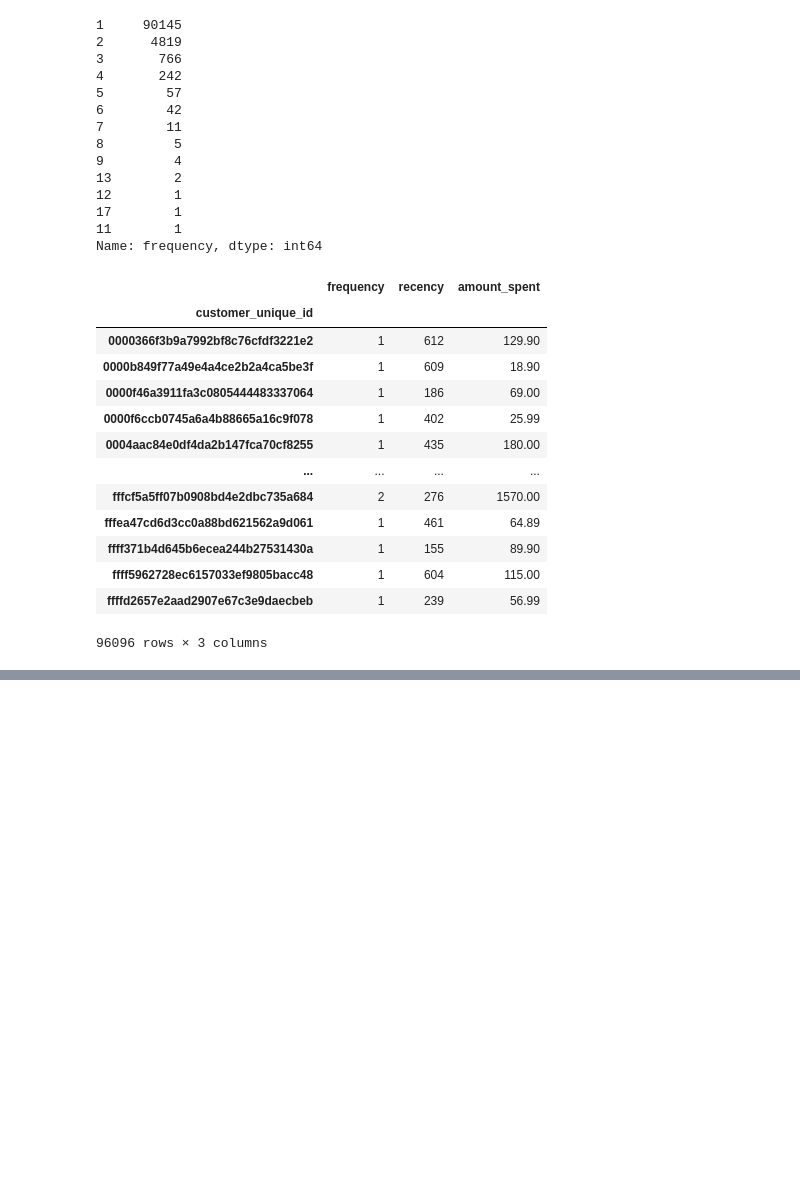
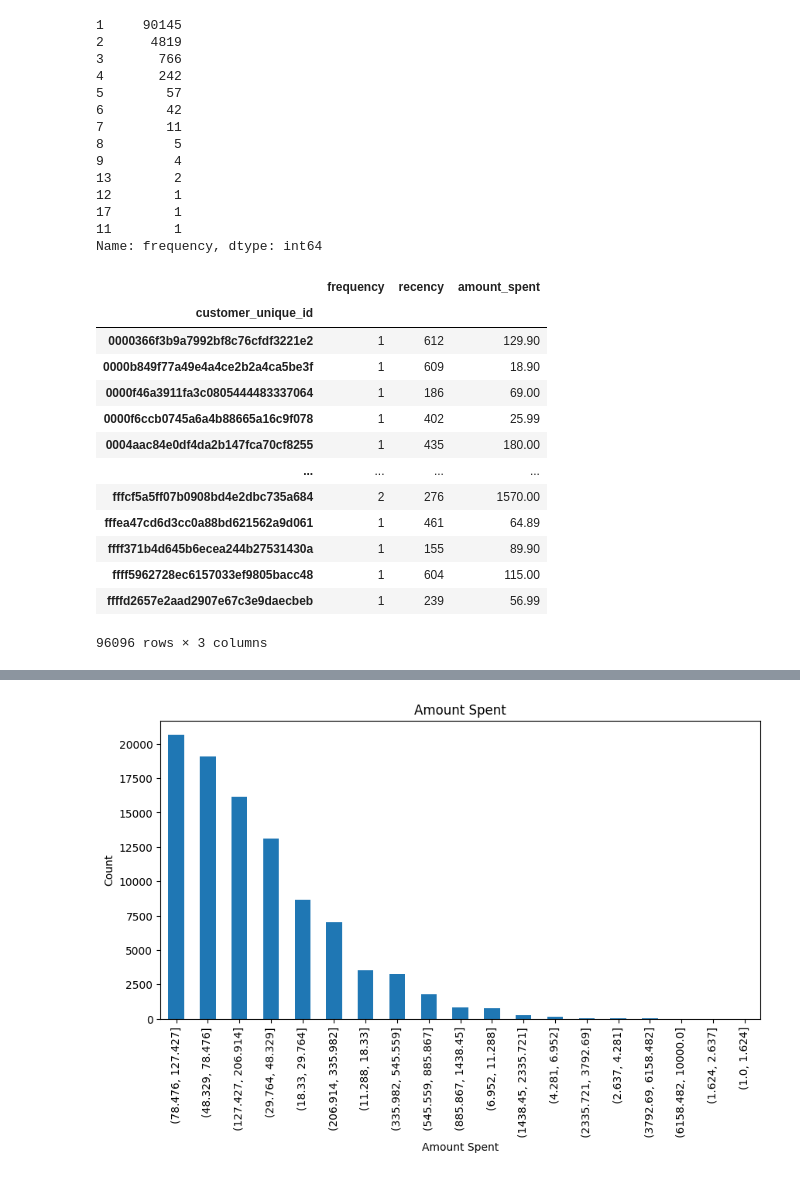
Before and after one commit to ThomasMeb/Projet_4, a Jupyter notebook: Mebarki_Thomas_notebook_exploration_022023.ipynb, the cells around one changed output, grey strips where cells are left out. Cells and saved outputs as stored; diff of their text form; code cells hidden in the pictures; blank space fills up the shorter version.

```diff
--- a/Mebarki_Thomas_notebook_exploration_022023.ipynb
+++ b/Mebarki_Thomas_notebook_exploration_022023.ipynb
@@ -573,0 +565,14 @@ plt.show()
+# %%
+bins = np.logspace(0, 4, 20)
+
+amount_categories = pd.cut(df['amount_spent'], bins)
+
+counts = amount_categories.value_counts()
+
+counts.plot.bar(figsize=(10,5))
+plt.title('Amount Spent')
+plt.xlabel('Amount Spent')
+plt.ylabel('Count')
+plt.show()
+# %% [output]
+[figure, added]
```
Also changed, not shown: parts of 4 cells of this notebook, 1 other file.
